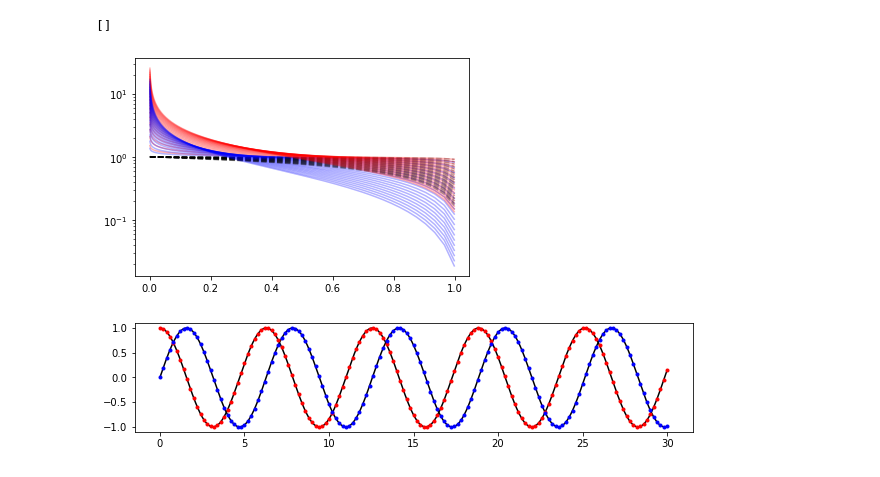
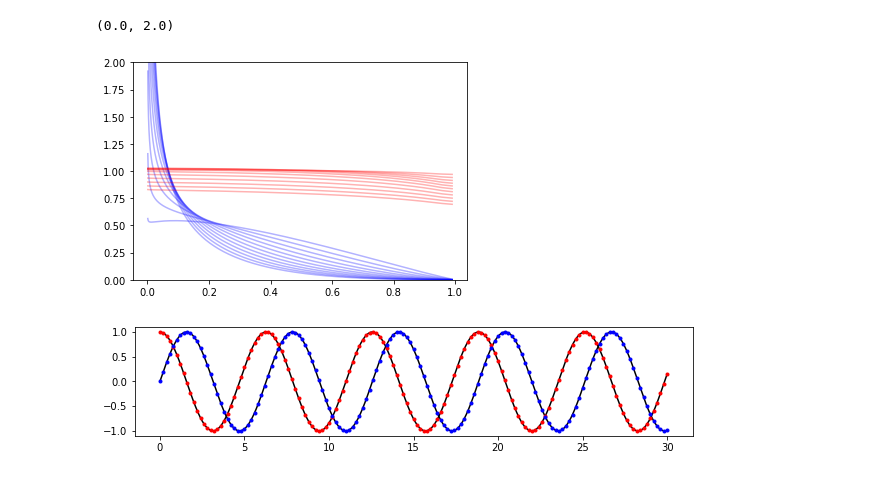
Before and after one commit to keweiyao/QCD-evolution, a Jupyter notebook: LO-DGLAP.ipynb, the cells around one changed output. Saved outputs shown, nothing was run; the diff lists cells and outputs as text; code cells hidden in the pictures.

```diff
--- a/LO-DGLAP.ipynb
+++ b/LO-DGLAP.ipynb
@@ -22,13 +22,15 @@ def RK4(t, y, dydt, dt):
 
 
 # Grid
-lnxgrid = np.linspace(np.log(1e-3),np.log(.999),210)
+lnxgrid = np.linspace(np.log(1e-3),np.log(.99),210)
 xgrid = np.exp(lnxgrid)
 #dx = xgrid[1]-xgrid[0]
 dlnx = lnxgrid[1]-lnxgrid[0]
 # %%
 # Scheme-1
 # Pqq
+from scipy.special import beta
+norm = beta(7,2)
 def Rqq(x, kt2):
     return CF*(1+x**2)
 def Dqq(kt2):
@@ -40,9 +42,9 @@ def Pqg(x, kt2):
 def Rgg(x, kt2):
     return 2*CA*x
 def Agg(x, kt2):
-    return 2*CA* ( (1-x)/x + x*(1-x) )
+    return 2*CA* ( (1-x)/x + x*(1-x) ) + np.exp(-(1-x)/(xloss)) * 2*np.pi/0.3 / (kt2+1)
 def Dgg(kt2, nf):
-    return 2*CA*  ( 11/12. - nf/18. )
+    return 2*CA*  ( 11/12. - nf/18. ) - xloss*(1-np.exp(-1/(xloss)))* 2*np.pi/0.3 / (kt2+1)
 # Pqg
 def Pgq(x, kt2):
     return TR*(x**2+(1-x)**2)
@@ -146,36 +148,55 @@ def dzD_singlet_dt_1(t, zD, Nf=3):
     return dydt
 # %%
 # Exact solution in the soft gluon limit
-lambdaz = 0.0
+lambdaz = -.3
 nz = lambdaz+1
 def quenching(z,t,t0):
     return np.exp(-2*CF*(t-t0) * (lambdaz*(1-z)-np.log(1-z+1e-9)) )
 # Numerics
-zDv = 1/xgrid**lambdaz
+zDv = (1-xgrid)/xgrid**lambdaz
 zDs = np.array([zDv, zDv])
 
 Q2min = 1**2
-Q2max = 10**2
+Q2max = 100**2
 tmin = b0*np.log(np.log(Q2min/Lambda2))
 tmax = b0*np.log(np.log(Q2max/Lambda2))
-Nt = 21
+Nt = 11
 dt = (tmax-tmin)/(Nt-1)
 t = tmin
 
+xloss=1e-5
+New = []
 for i in range(Nt):
-    zDv = RK4(t, zDv, dzD_valance_dt_1, dt)
-    plt.plot(xgrid, zDv, 'k--', alpha=.3)
+    #zDv = RK4(t, zDv, dzD_valance_dt_1, dt)
+    #plt.plot(xgrid, zDv, 'k--', alpha=.3)
 
     zDs = RK4(t, zDs, dzD_singlet_dt_1, dt)
     plt.plot(xgrid, zDs[0], 'b-', alpha=.3)
-    plt.plot(xgrid, zDs[1], 'r-', alpha=.3)
+    New.append(zDs[0])
+    #plt.plot(xgrid, zDs[1], 'r-', alpha=.3)
 
     t+=dt
 
-plt.semilogy()
+t = tmin
+
+zDv = (1-xgrid)/xgrid**lambdaz
+zDs = np.array([zDv, zDv])
+
+xloss=.1
+for i in range(Nt):
+    #zDv = RK4(t, zDv, dzD_valance_dt_1, dt)
+    #plt.plot(xgrid, zDv, 'k--', alpha=.3)
+
+    zDs = RK4(t, zDs, dzD_singlet_dt_1, dt)
+    plt.plot(xgrid, zDs[0]/New[i], 'r-', alpha=.3)
+    #plt.plot(xgrid, zDs[1], 'r-', alpha=.3)
+
+    t+=dt
+plt.ylim(0,2)
+#plt.semilogy()
 # %% [output]
-[]
+(0.0, 2.0)
-[figure, old version]
+[figure, new version]
 # %%
 # test RK4
 plt.figure(figsize=(10,2))
```
Also changed, not shown: 14 other files.
